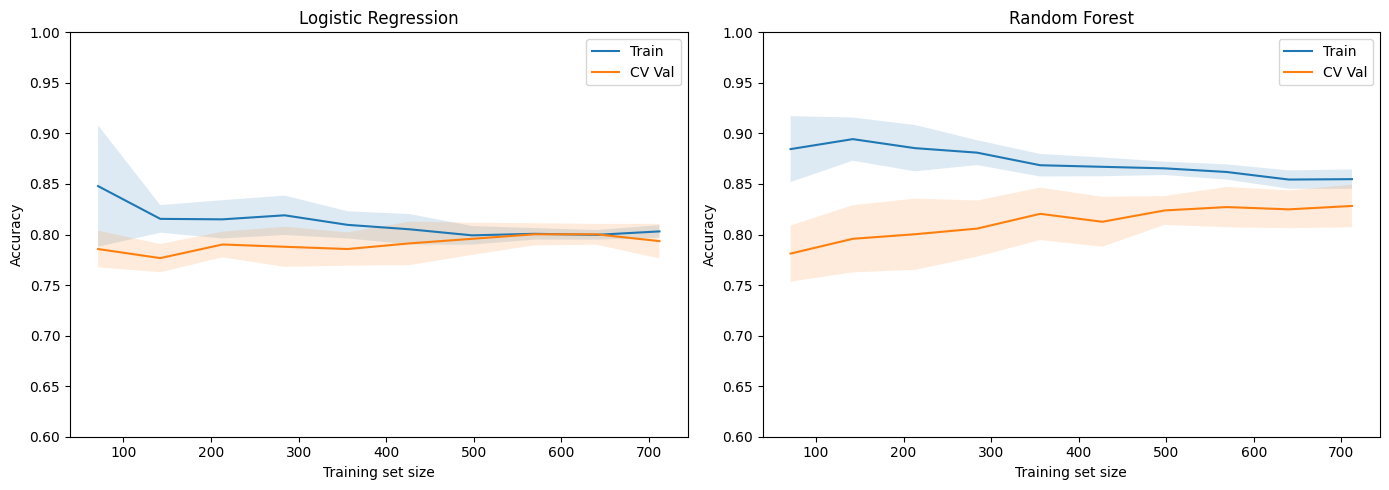
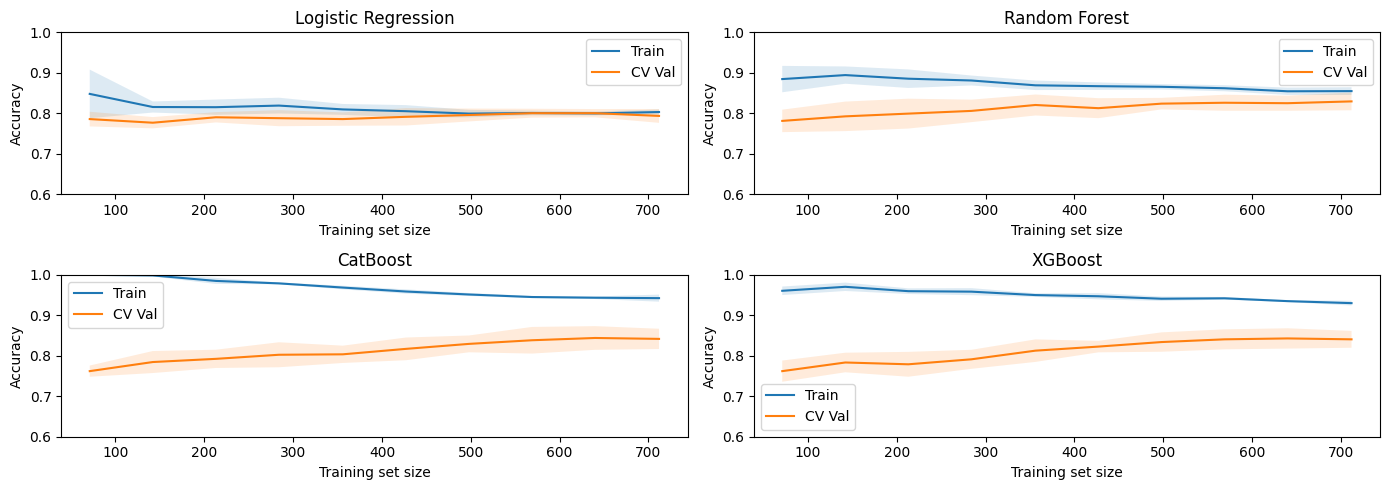
The notebook cell's code change between the first figure and the second:
--- before
+++ after
@@ -1,15 +1,18 @@
 from sklearn.model_selection import learning_curve
 
-fig, axes = plt.subplots(1, 2, figsize=(14, 5))
+fig, axes = plt.subplots(2, 2, figsize=(14, 5))
+axes = axes.flatten()  
 
-models = {
-    "Logistic Regression": grid_search.best_estimator_,
-    "Random Forest": rf_grid.best_estimator_,
-    "CatBoost": cat_grid.best_estimator_,
-}
+configs = [
+    ("Logistic Regression", grid_search.best_estimator_, X_train_scaled),
+    ("Random Forest",       rf_grid.best_estimator_,    X_train),
+    ("CatBoost",            cat_grid.best_estimator_,   X_train),
+    ("XGBoost",             xgb_grid.best_estimator_,   X_train),
+]
 
-for ax, (name, model) in zip(axes, models.items()):
+
+for ax, (name, model, X) in zip(axes, configs):
     train_sizes, train_scores, val_scores = learning_curve(
-        model, X_train_scaled, y_train,
+        model, X, y_train,
         cv=5, scoring="accuracy",
         train_sizes=np.linspace(0.1, 1.0, 10),

Commit: fix minor bugs